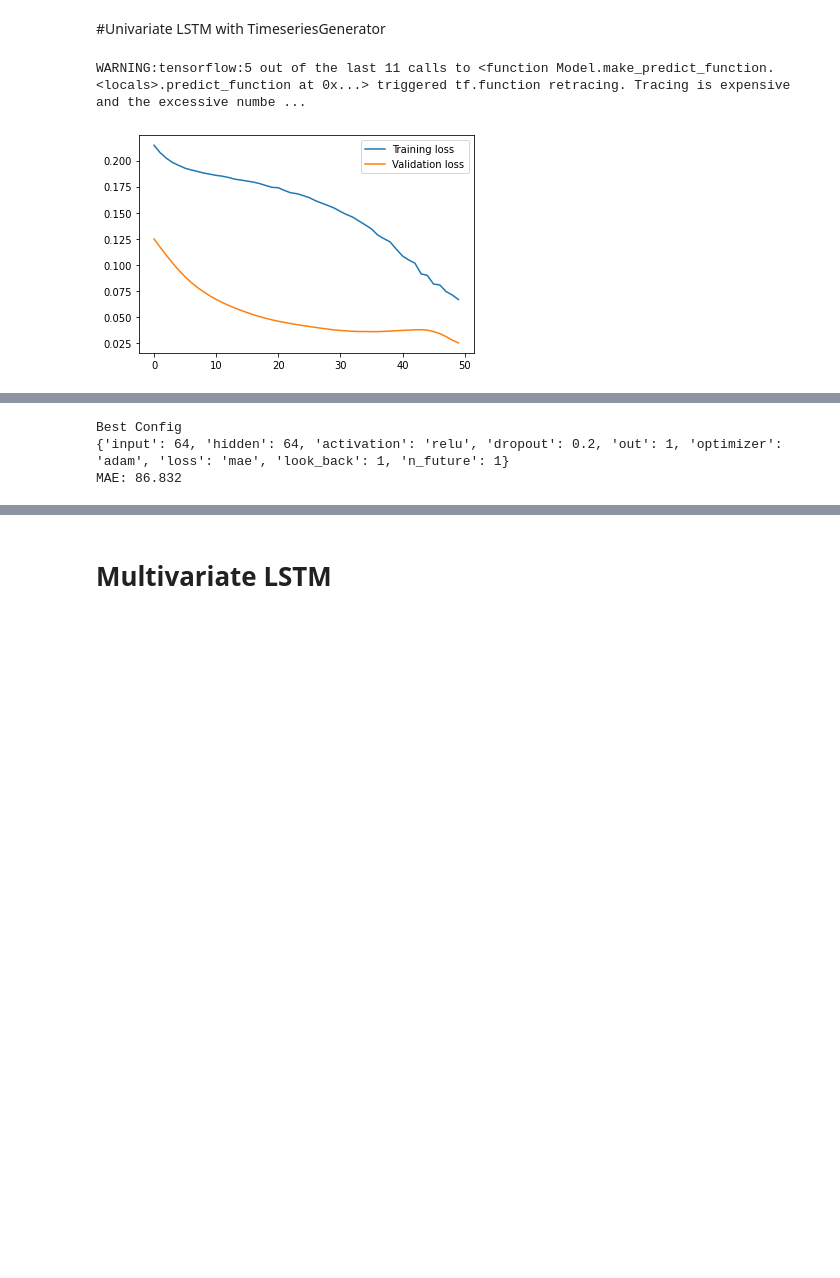
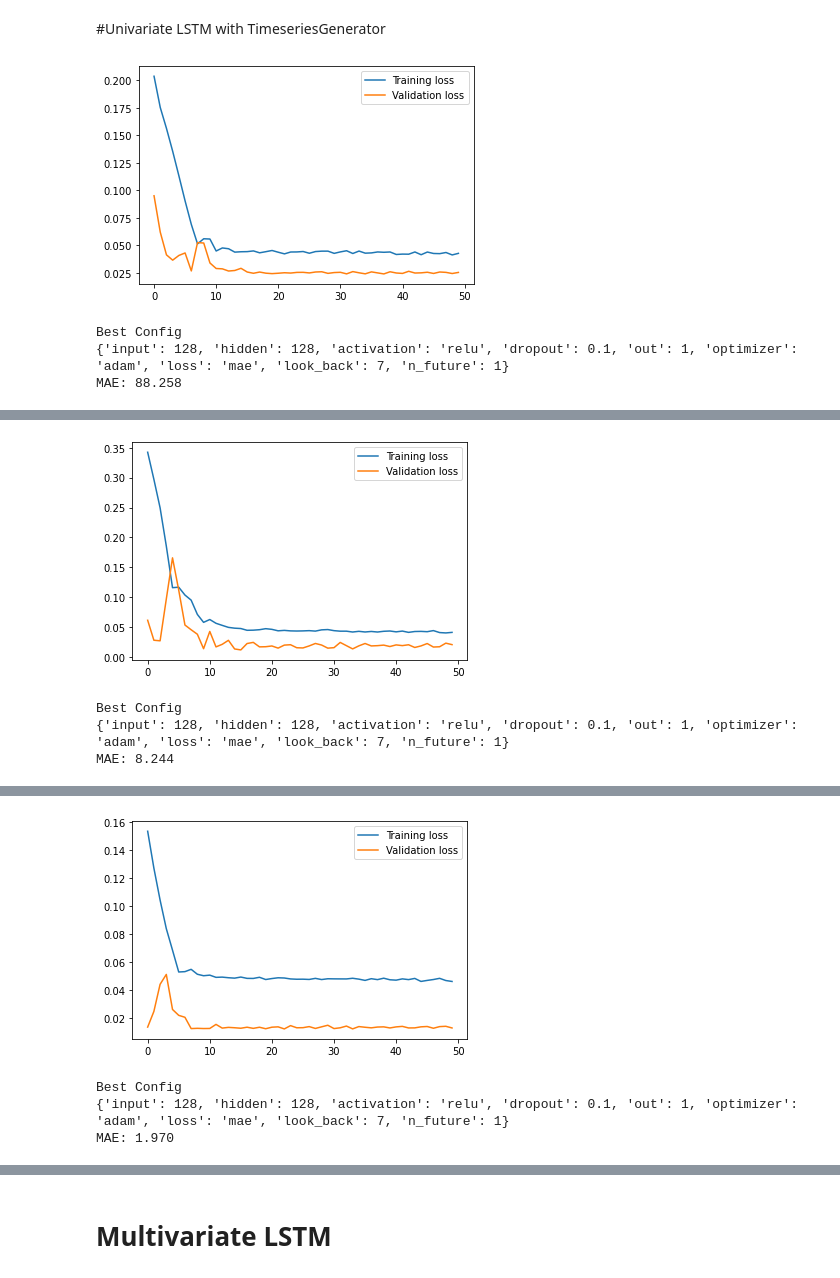
Before and after one commit to marco-mazzoli/progetto-tesi, a Jupyter notebook: covid_forecasting.ipynb, the cells around one changed output, grey strips where cells are left out. Saved outputs shown, nothing was run; the diff lists cells and outputs as text; code cells hidden in the pictures; blank space fills up the shorter version.

```diff
--- a/covid_forecasting.ipynb
+++ b/covid_forecasting.ipynb
@@ -686,36 +728,39 @@ MAE: 74.779
 # %%
 config_path = 'uni_lstm_generator_config' + '_' + column_to_predict
 
-if use_existing_config and os.path.isfile(config_path):
-    config = load_config(config_path)
-    prediction, _, error, _, history = execute_lstm_generator(
-        frame_interesting_columns, column_to_predict=column_to_predict,
-        config=config, split_percent=split_percent, multi=False)
-    look_back = config['look_back']
-else:
-    results = grid_search_lstm_generator(
-        frame_interesting_columns, column_to_predict, split_percent=split_percent,
-        multi=False)
+for column_to_predict in columns:
+    if use_existing_config and os.path.isfile(config_path):
+        config = load_config(config_path)
+        prediction, _, error, _, history = execute_lstm_generator(
+            frame_interesting_columns, column_to_predict=column_to_predict,
+            config=config, split_percent=split_percent, multi=False)
+        look_back = config['look_back']
+    else:
+        results = grid_search_lstm_generator(
+            frame_interesting_columns, column_to_predict, split_percent=split_percent,
+            multi=False)
 
-    results.sort()
-    config = results[0][-1]
-    look_back = config['look_back']
+        results.sort()
+        config = results[0][-1]
+        look_back = config['look_back']
 
-    save_config(config_path, config)
+        save_config(config_path, config)
 
-    prediction, _, error, _, history = execute_lstm_generator(
-        frame_interesting_columns, column_to_predict=column_to_predict,
-        config=config, split_percent=split_percent, multi=False)
+        prediction, _, error, _, history = execute_lstm_generator(
+            frame_interesting_columns, column_to_predict=column_to_predict,
+            config=config, split_percent=split_percent, multi=False)
 
-plot_loss(history)
+    plot_loss(history)
 
-print('Best Config')
-print(config)
-print('MAE: %.3f' % error)
+    print('Best Config')
+    print(config)
+    print('MAE: %.3f' % error)
 
-plot_graphs(
-    frame_interesting_columns, prediction, split_percent, column_to_predict,
-    look_back)
+    plot_graphs(
+        frame_interesting_columns, prediction, split_percent, column_to_predict,
+        look_back)
 # %% [output]
+[figure, new version]
-WARNING:tensorflow:5 out of the last 11 calls to <function Model.make_predict_function.<locals>.predict_function at 0x...> triggered tf.function retracing. Tracing is expensive and the excessive numbe ...
+Best Config
+{'input': 128, 'hidden': 128, 'activation': 'relu', 'dropout': 0.1, 'out': 1, 'optimizer': 'adam', 'loss': 'mae', 'look_back': 7, 'n_future': 1}
+MAE: 88.258
-[figure, old version]
@@ -722,3 +768,4 @@ WARNING:tensorflow:5 out of the last 11 calls to <function Model.make_predict_fu
+[figure, added]
 Best Config
-{'input': 64, 'hidden': 64, 'activation': 'relu', 'dropout': 0.2, 'out': 1, 'optimizer': 'adam', 'loss': 'mae', 'look_back': 1, 'n_future': 1}
-MAE: 86.832
+{'input': 128, 'hidden': 128, 'activation': 'relu', 'dropout': 0.1, 'out': 1, 'optimizer': 'adam', 'loss': 'mae', 'look_back': 7, 'n_future': 1}
+MAE: 8.244
@@ -725,0 +773,4 @@ MAE: 86.832
+[figure, added]
+Best Config
+{'input': 128, 'hidden': 128, 'activation': 'relu', 'dropout': 0.1, 'out': 1, 'optimizer': 'adam', 'loss': 'mae', 'look_back': 7, 'n_future': 1}
+MAE: 1.970
```
Also changed, not shown: parts of 9 cells of this notebook.
